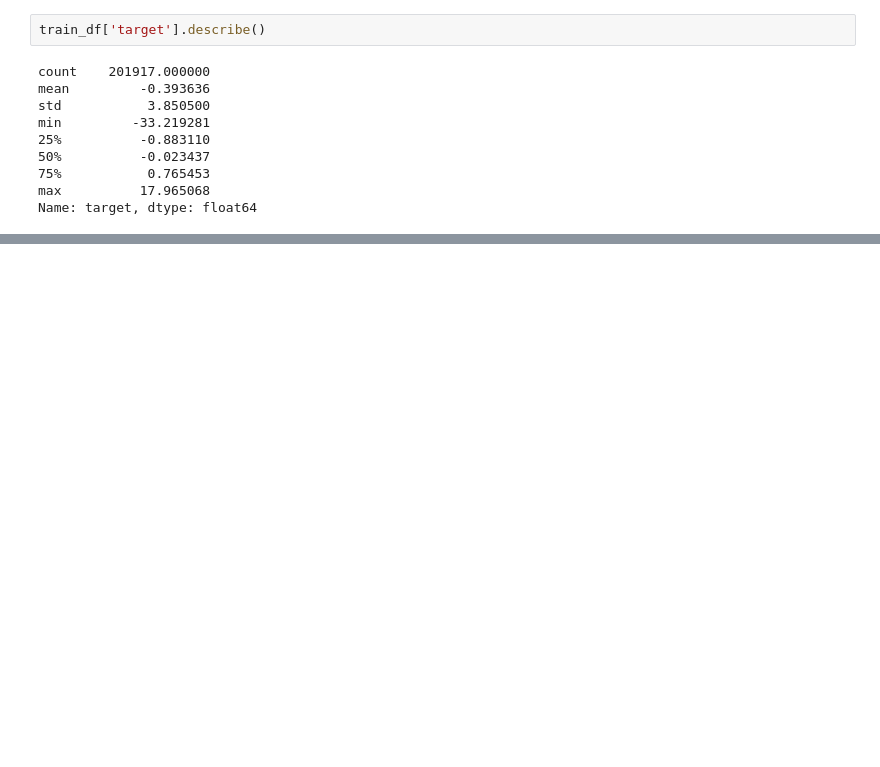
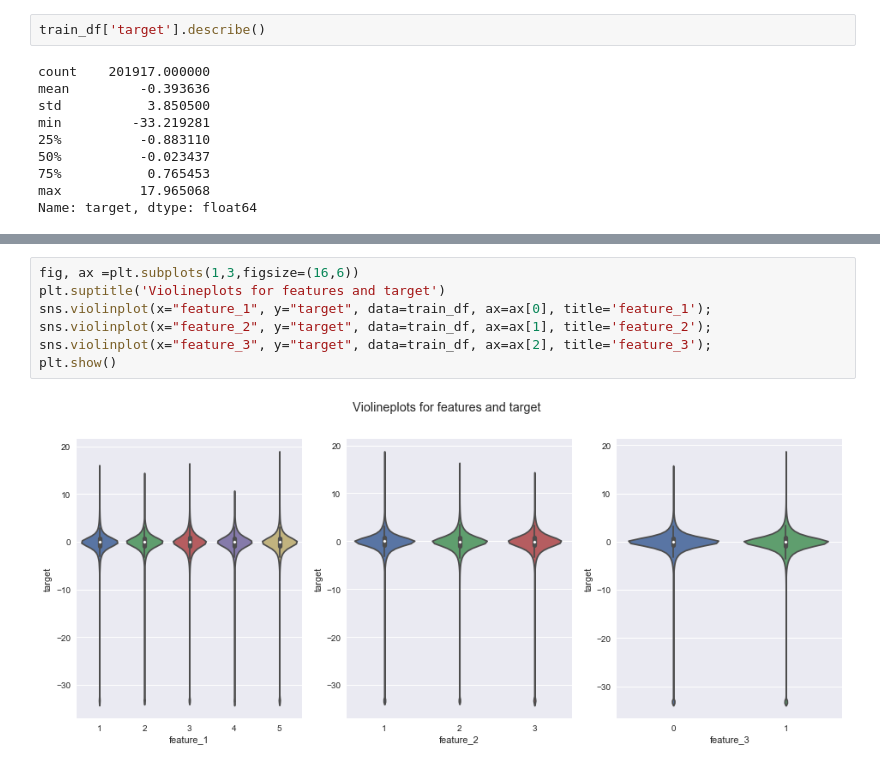
Before and after one commit to cgaoumd/Kaggle--Elo_Loyalty_Score, a Jupyter notebook: EDA_ELO.ipynb, the cells around one changed output, grey strips where cells are left out. Saved outputs shown, nothing was run; the diff lists cells and outputs as text; blank space fills up the shorter version.

```diff
--- a/EDA_ELO.ipynb
+++ b/EDA_ELO.ipynb
@@ -49,0 +103,9 @@ Name: target, dtype: float64
+# %%
+fig, ax =plt.subplots(1,3,figsize=(16,6))
+plt.suptitle('Violineplots for features and target')
+sns.violinplot(x="feature_1", y="target", data=train_df, ax=ax[0], title='feature_1');
+sns.violinplot(x="feature_2", y="target", data=train_df, ax=ax[1], title='feature_2');
+sns.violinplot(x="feature_3", y="target", data=train_df, ax=ax[2], title='feature_3');
+plt.show()
+# %% [output]
+[figure, added]
```
Also changed, not shown: parts of 21 cells of this notebook.
